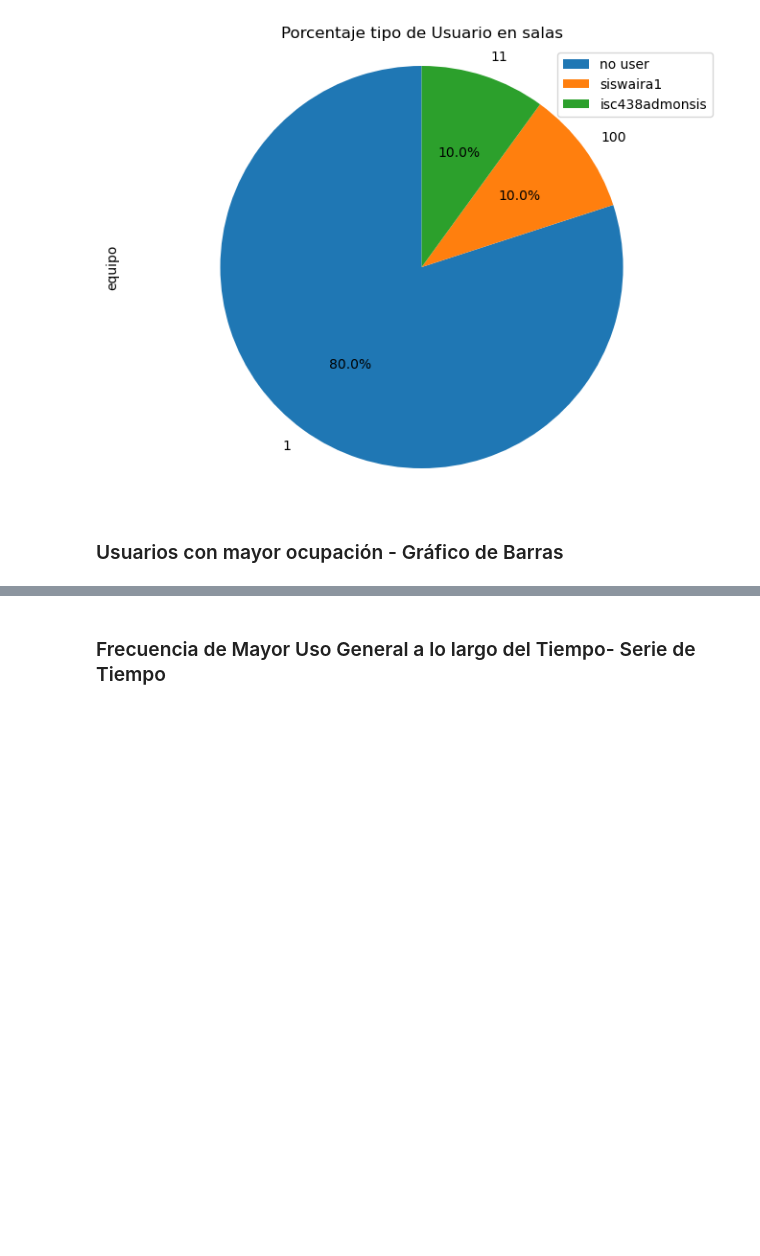
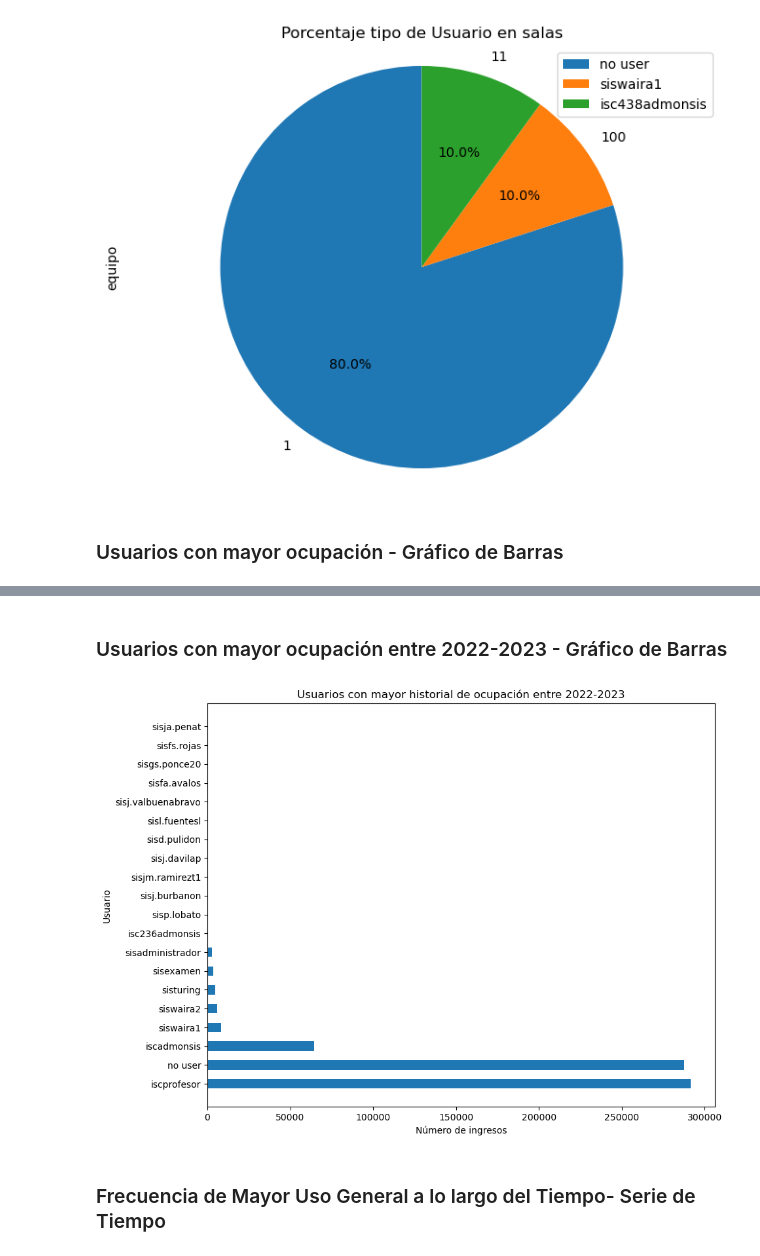
Before and after one commit to dfosorio111/tech_skills, a Jupyter notebook: visualization/data_analytics_AgenteSalas .ipynb, the cells around one changed output, grey strips where cells are left out. Drawn from its saved outputs; the diff is of its cells as text; code cells hidden in the pictures; blank space fills up the shorter version.

```diff
--- a/visualization/data_analytics_AgenteSalas .ipynb
+++ b/visualization/data_analytics_AgenteSalas .ipynb
@@ -654,3 +652,37 @@ plt.show()
+# %% [markdown]
+### Usuarios con mayor ocupación entre 2022-2023 - Gráfico de Barras
+# %%
+# crear variable año
+historial['anio'] = pd.to_datetime(historial['fecha']).dt.year
+
+# filas con años 2022-2023
+aux3 = historial[historial['anio']>=2022]
+
+aux3 = aux3.groupby(aux3['usuario']).count()
+aux3.reset_index(inplace=True)
+aux3 = aux3.sort_values('equipo', ascending=False)
+
+# primeras 20 observaciones
+aux3 = aux3[:20]
+labels_equipos = aux3['usuario'].to_list()
+
+fig, ax = plt.subplots(figsize = (10,8))
+
+usuario = aux3['usuario']
+total = aux3['equipo']
+
+#bar_colors = ['red', 'blue', 'black', 'orange','yellow','green','purple','black','pink','grey']
+
+ax.barh(usuario, total, label=labels_equipos,  height=0.5) # color=bar_colors,
+
+ax.set_ylabel('Usuario')
+ax.set_xlabel('Número de ingresos')
+ax.set_title('Usuarios con mayor historial de ocupación entre 2022-2023')
+#ax.legend(title='Tipo de sanción')
+
+plt.show()
+# %% [output]
+[figure, added]
 # %% [markdown]
 ### Frecuencia de Mayor Uso General a lo largo del Tiempo- Serie de Tiempo
 # %%
```
Also changed, not shown: parts of 21 cells of this notebook, 1 other file.
